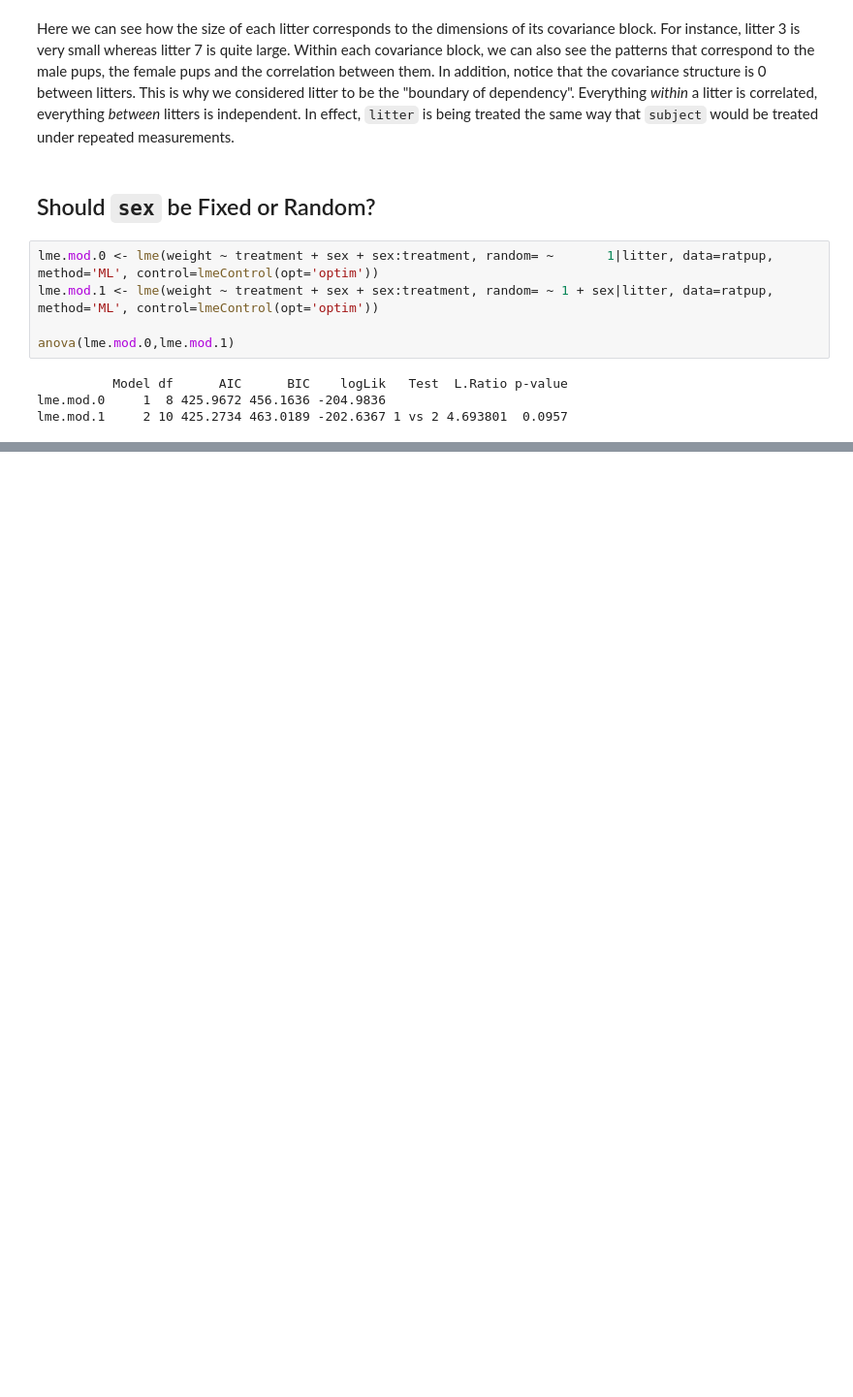
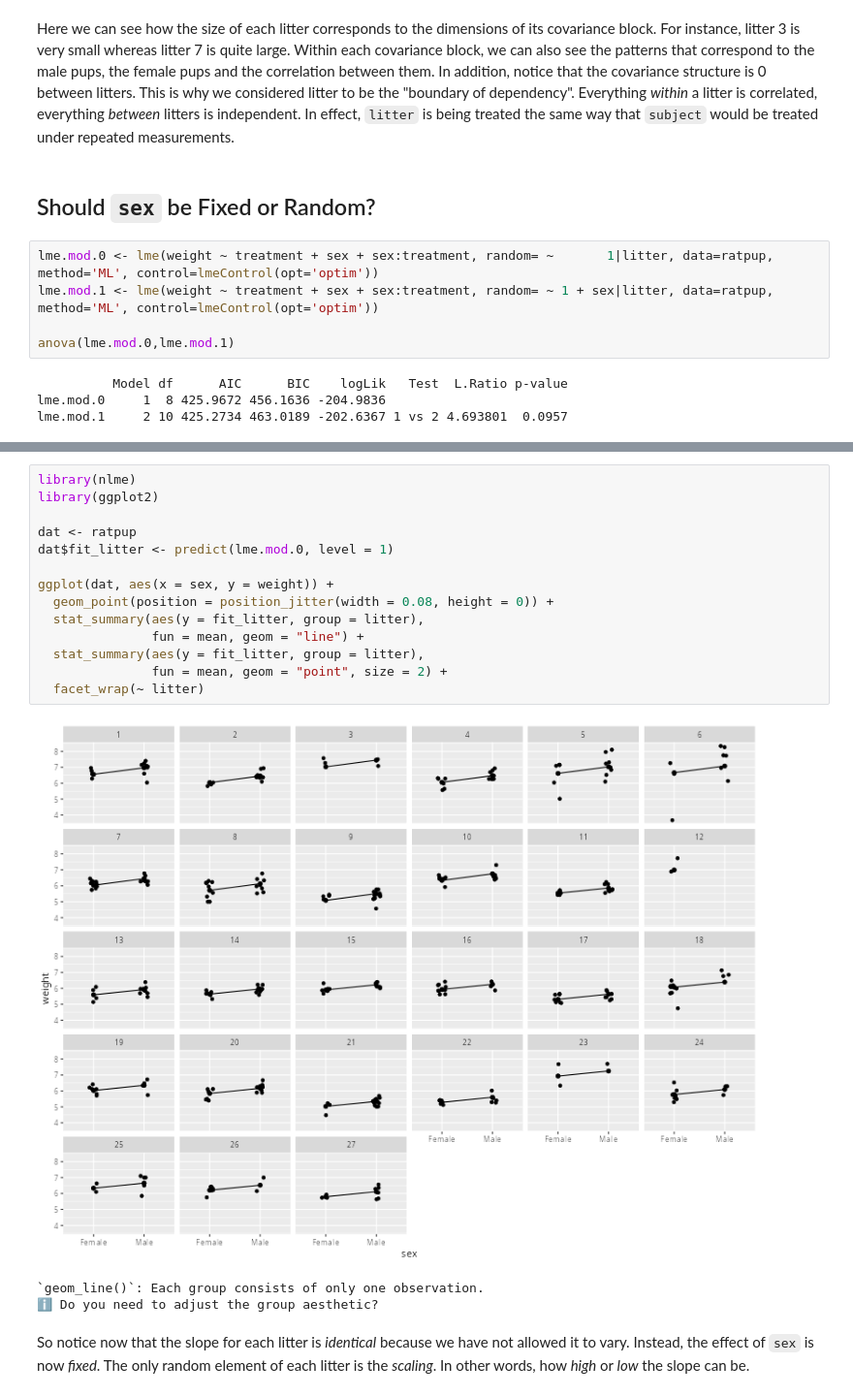
Before and after one commit to PCHN63112-Mixed-Models/mixed-effects-advanced, a Jupyter notebook: 7.example-in-R.ipynb, the cells around one changed output, grey strips where cells are left out. Shown at 97% size. Cells and saved outputs as stored; diff of their text form; blank space fills up the shorter version.

```diff
--- a/7.example-in-R.ipynb
+++ b/7.example-in-R.ipynb
@@ -236 +298,21 @@ lme.mod.1     2 10 425.2734 463.0189 -202.6367 1 vs 2 4.693801  0.0957
+# %%
+library(nlme)
+library(ggplot2)
+
+dat <- ratpup
+dat$fit_litter <- predict(lme.mod.0, level = 1)
+
+ggplot(dat, aes(x = sex, y = weight)) +
+  geom_point(position = position_jitter(width = 0.08, height = 0)) +
+  stat_summary(aes(y = fit_litter, group = litter),
+               fun = mean, geom = "line") +
+  stat_summary(aes(y = fit_litter, group = litter),
+               fun = mean, geom = "point", size = 2) +
+  facet_wrap(~ litter)
+# %% [output]
+[figure, added]
+`geom_line()`: Each group consists of only one observation.
+ℹ Do you need to adjust the group aesthetic?
+# %% [markdown]
+So notice now that the slope for each litter is *identical* because we have not allowed it to vary. Instead, the effect of `sex` is now *fixed*. The only random element of each litter is the *scaling*. In other words, how *high* or *low* the slope can be.
 # %% [markdown]
```
Also changed, not shown: parts of 20 cells of this notebook, 15 other files.
